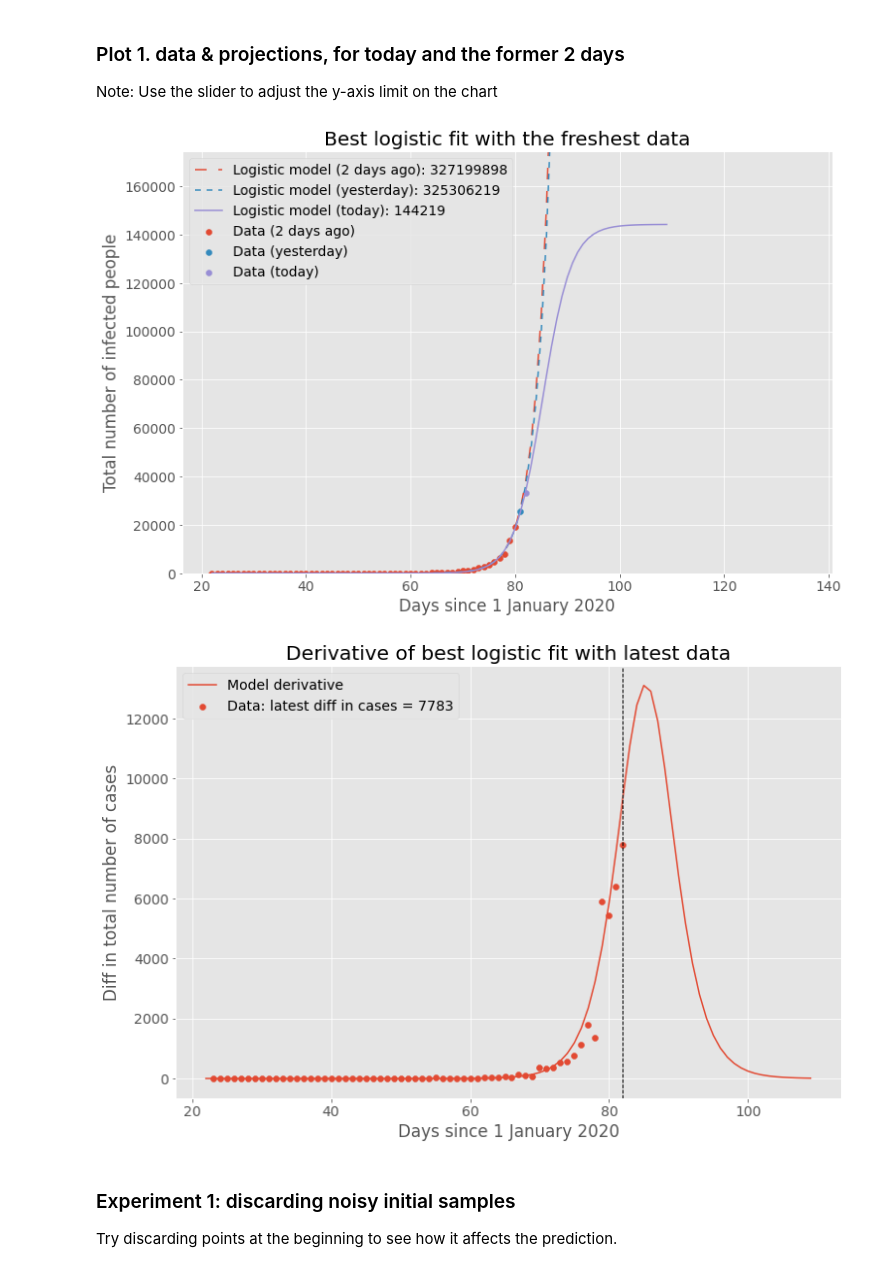
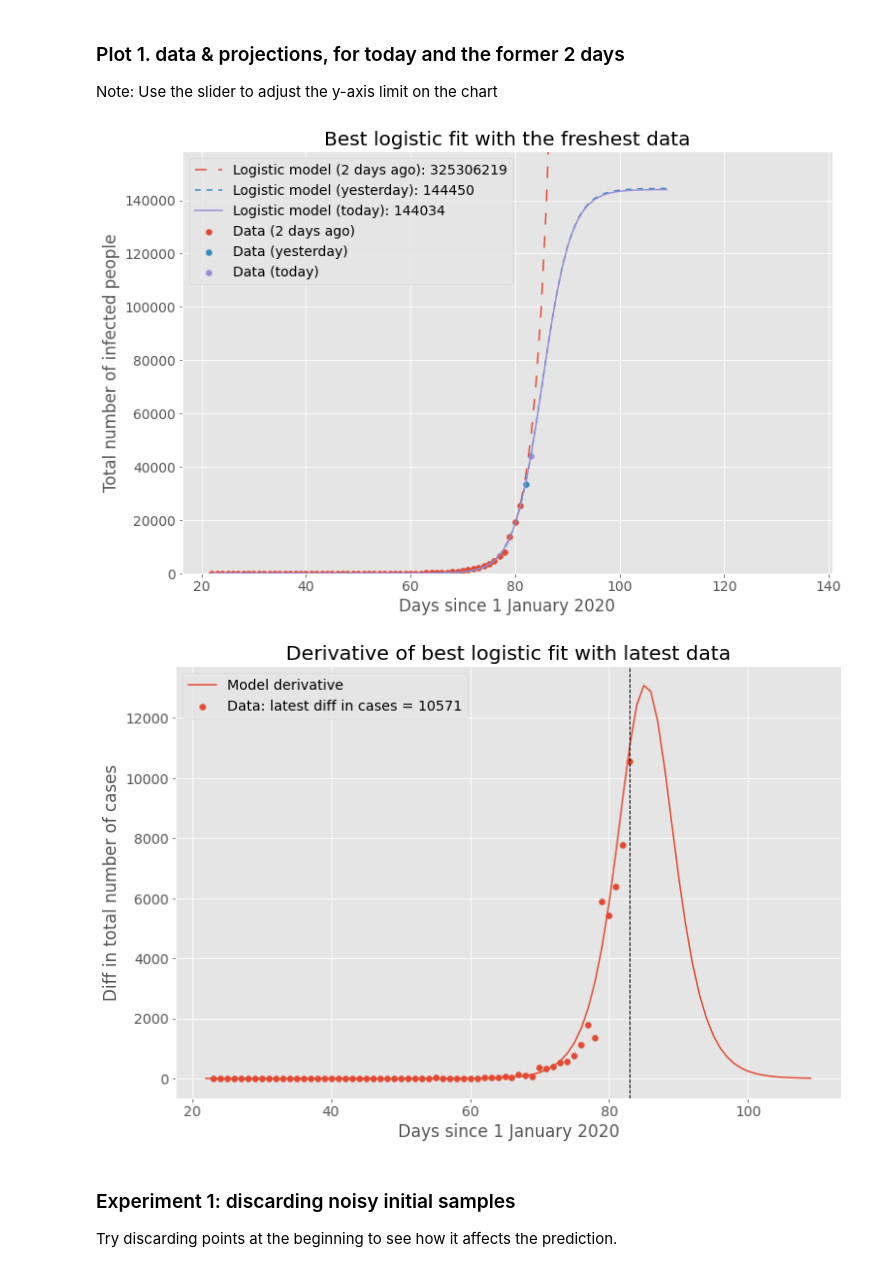
Before and after one commit to s-moran/covid-19-modeling, a Jupyter notebook: Covid19_Infection_Prediction.ipynb, the cells around one changed output. Drawn from its saved outputs; the diff is of its cells as text; code cells hidden in the pictures.

Commit message:
updated api endpoint for jhu data

```diff
--- a/Covid19_Infection_Prediction.ipynb
+++ b/Covid19_Infection_Prediction.ipynb
@@ -57,7 +59,7 @@ from datetime import datetime, timedelta
 
 # read the latest CSV file
 url = ("https://raw.githubusercontent.com/CSSEGISandData/COVID-19/master/"
-      "csse_covid_19_data/csse_covid_19_time_series/time_series_19-covid-Confirmed.csv")
+      "csse_covid_19_data/csse_covid_19_time_series/time_series_covid19_confirmed_global.csv")
 df = pd.read_csv(url)
 df = df.rename(columns={"Province/State": "prov",
                         "Country/Region": 'cntry'})
@@ -78,21 +80,5 @@ df.index = pd.to_datetime(df.index)
 if country in ['Spain', 'Germany', 'France', 'Italy', 'United Kingdom']:
   df = df.drop(index=pd.to_datetime('2020-03-12'))
 
-# U.S. level processing (no longer needed, but commented out in case we need again)
-# See https://github.com/CSSEGISandData/COVID-19/issues/590
-# if country == 'US':
-#   # drop county level data to avoid double counting
-#   county_cols = df.columns[(
-#       df.columns.str.contains(',\s[A-Z]{2}')) |
-#       df.columns.isin(['Grand Princess', 'Diamond Princess', 'Washington, D.C.'])]
-
-#   # non county-level cols
-#   other_cols = df.columns.difference(county_cols)
-
-#   # Should see only 67 counts (Cruise liners) for `county_cols` after March 1st
-#   print(df[county_cols].sum(axis=1).loc['2020-03-01':])
-#   # Should see zero counts for `other_cols` before March 1st
-#   print(df[other_cols].sum(axis=1).loc['2020-03-01':])
-
 df.tail()
 # %% [output]
@@ -220,7 +205,7 @@ As of today, the total infection is predicted to stabilize at 144219
 Note: Use the slider to adjust the y-axis limit on the chart
 # %%
 #@title { run: "auto", vertical-output: true, display-mode: "form" }
-ymax_scaler = 1.1 #@param {type:"slider", min:0, max:15, step:0.1}
+ymax_scaler = 1 #@param {type:"slider", min:0, max:15, step:0.1}
 
 def add_real_data(df, label, color=None):
     x = df['day'].tolist()
@@ -229,34 +214,34 @@ def add_real_data(df, label, color=None):
 
 def add_logistic_curve(df, label, **kwargs):
     x, _, speed, x_peak, y_max, _, _, end, _ = predict_logistic_maximum(df)
     x_range = list(range(min(x), end))
     plt.plot(x_range,
              [logistic_model(i, speed, x_peak, y_max) for i in x_range],
              label="Logistic model (" + label + "): " + str(int(round(y_max))),
              **kwargs)
     return y_max
 
 def label_and_show_plot(plt, title, y_max=None):
     plt.title(title)
     plt.xlabel("Days since 1 January 2020")
     plt.ylabel("Total number of infected people")
     if (y_max):
         plt.ylim(0, y_max * 1.1)
     plt.legend()
     plt.show()
 
 
 # Plot
 plt.figure(figsize=(12, 8))
 add_real_data(df[:-2], "2 days ago")
 add_real_data(df[-2:-1], "yesterday")
 add_real_data(df[-1:], "today")
 add_logistic_curve(df[:-2], "2 days ago", dashes=[8, 8])
 add_logistic_curve(df[:-1], "yesterday", dashes=[4, 4])
 y_max = add_logistic_curve(df, "today")
 label_and_show_plot(plt, "Best logistic fit with the freshest data", ymax_scaler * y_max)
 # %% [output]
-[figure, old version]
+[figure, new version]
 # %%
 #@title { run: "auto", vertical-output: true, display-mode: "form" }
 
@@ -285,7 +270,7 @@ plt.ylabel("Diff in total number of cases")
 plt.legend(loc='upper left')
 plt.show()
 # %% [output]
-[figure, old version]
+[figure, new version]
 # %% [markdown]
 ### Experiment 1: discarding noisy initial samples
 Try discarding points at the beginning to see how it affects the prediction.
```
Also changed, not shown: parts of 6 cells of this notebook.
